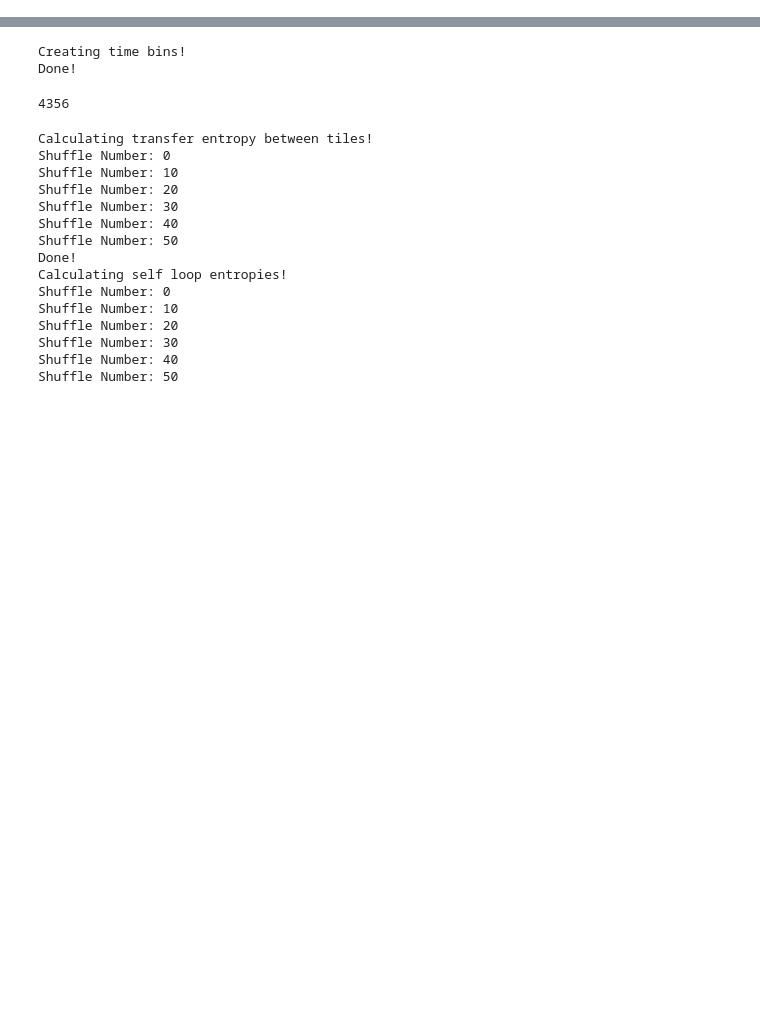
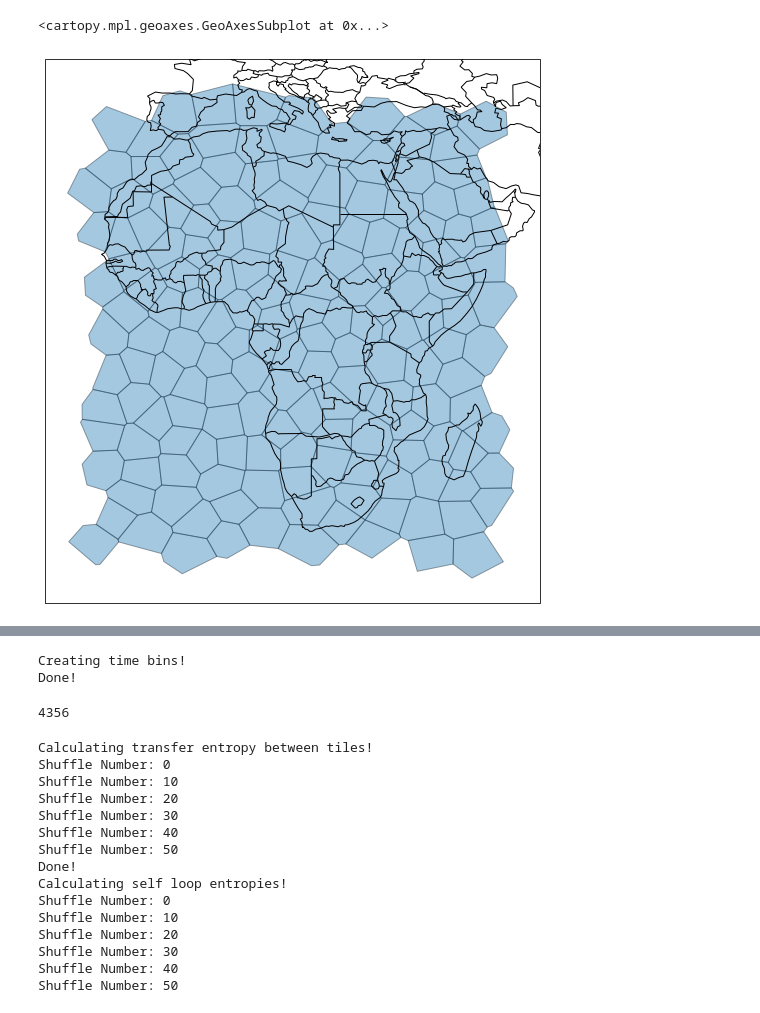
Before and after one commit to eltrompetero/armed_conflict_avalanche, a Jupyter notebook: tests and debug.ipynb, the cells around one changed output, grey strips where cells are left out. Saved outputs shown, nothing was run; the diff lists cells and outputs as text; code cells hidden in the pictures; blank space fills up the shorter version.

```diff
--- a/tests and debug.ipynb
+++ b/tests and debug.ipynb
@@ -36,0 +31,29 @@ ts.to_csv(f"generated_data/battles/gridix_{gridix}/FG_time_series/time_series_1_
+# %%
+dx = 40
+gridix = 1
+conflict_type = "battles"
+
+polygons = gpd.read_file(f'voronoi_grids/{dx}/borders{str(gridix).zfill(2)}.shp')
+# %%
+# create a basic map with some geographic features including coastlines and country borders
+fig = plt.figure(figsize=(10,10))
+ax = fig.add_subplot(projection=ccrs.PlateCarree())
+ax.add_feature(cfeature.COASTLINE)
+ax.add_feature(cfeature.BORDERS)
+
+# draw the voronoi grid
+#centers.plot(ax=ax, markersize=1, alpha=.2, color='k')
+polygons.plot(ax=ax, facecolor='none', edgecolor='k', alpha=.4)
+
+# for some random pixel, color it and its neighbors
+np.random.seed(0)
+randpix = np.random.choice(polygons.index, size=2)
+
+polygons.plot(ax=ax,facecolor='C0',alpha=.4)
+    #polygons.iloc[polygons.iloc[i]['neighbors']].plot(ax=ax,facecolor='C1',alpha=.4)
+
+# center the boundaries of the map about Africa
+#ax.set_extent(array([0.05235987755982988+330/180*pi, 1.6406094968746698+330/180*pi,-0.5853981633974483, 0.6203047484373349])*180/pi)
+# %% [output]
+<cartopy.mpl.geoaxes.GeoAxesSubplot at 0x...>
+[figure, added]
```
Also changed, not shown: parts of 4 cells of this notebook, 3 other files.
